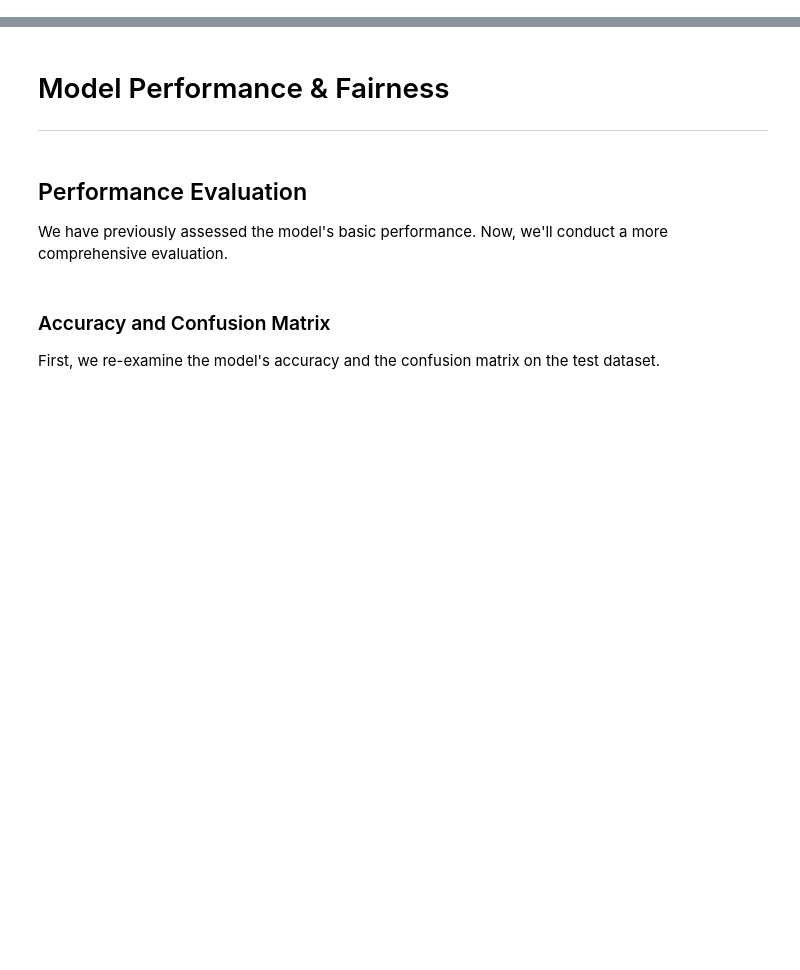
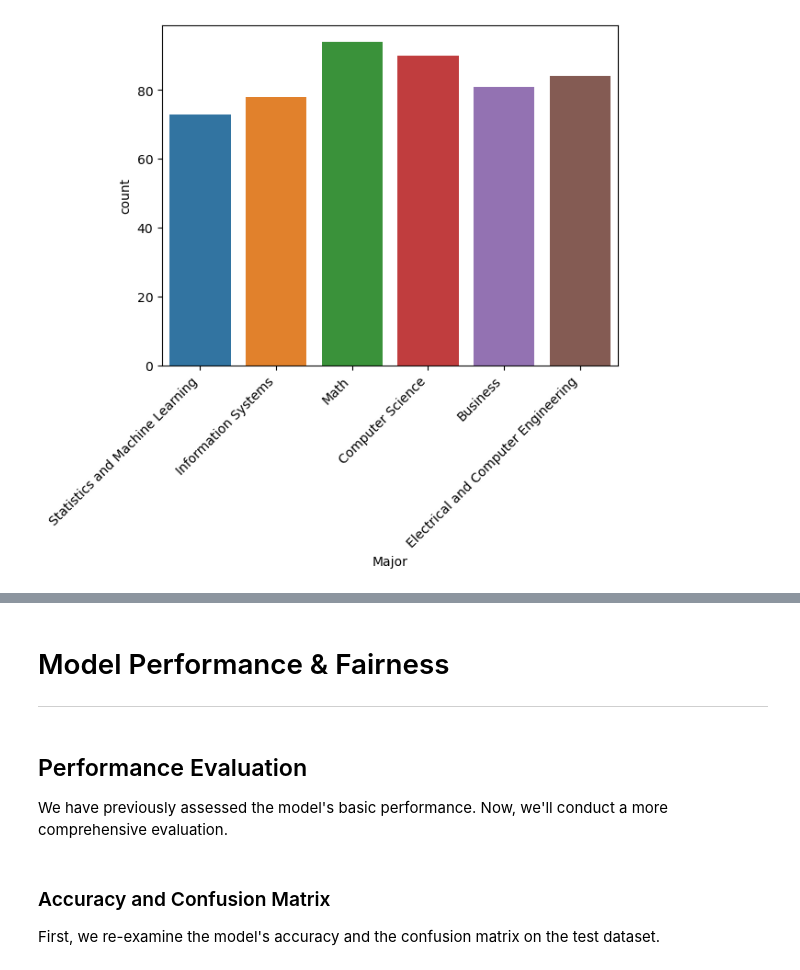
Before and after one commit to CMU-17313Q/fall23-nodebb-6-bits, a Jupyter notebook: Model Performance & Fairness.ipynb, the cells around one changed output, grey strips where cells are left out. Drawn from its saved outputs; the diff is of its cells as text; code cells hidden in the pictures; blank space fills up the shorter version.

```diff
--- a/Model Performance & Fairness.ipynb
+++ b/Model Performance & Fairness.ipynb
@@ -0,0 +46,4 @@
+# %%
+plot_column('Major')
+# %% [output]
+[figure, added]
```
Also changed, not shown: parts of 19 cells of this notebook.
